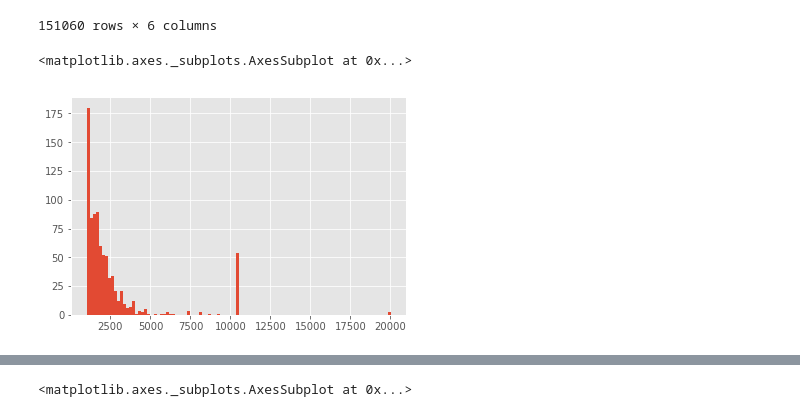
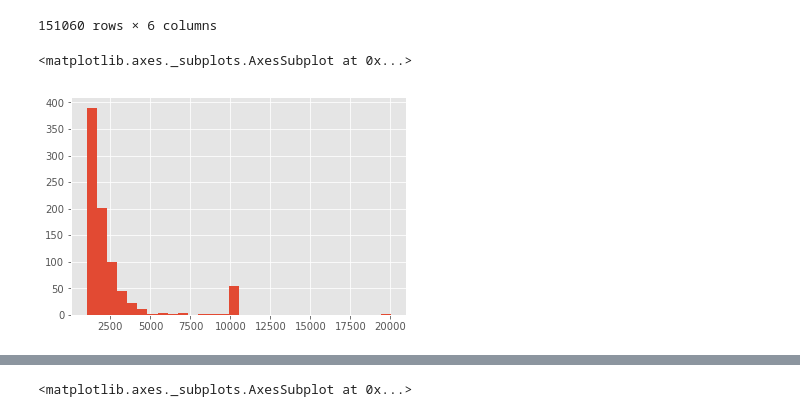
Before and after one commit to magstewart/wildfire-project, a Jupyter notebook: Wildfires_EDA.ipynb, the cells around one changed output, grey strips where cells are left out. Saved outputs shown, nothing was run; the diff lists cells and outputs as text; code cells hidden in the pictures.

```diff
--- a/Wildfires_EDA.ipynb
+++ b/Wildfires_EDA.ipynb
@@ -992,11 +1015,11 @@ def nearest_centroid(lat, lon, population=population):
 # %%
 df_rounded['population'] = np.vectorize(nearest_centroid)(df_rounded['latitude_x'], df_rounded['longitude_x'])
 # %%
-df_rounded.to_csv('data/fire_and_population.csv')
+df_rounded = pd.read_csv('data/fire_and_population.csv')
 # %%
 df_rounded['state'] = 1
 # %%
-df_rounded.population[df_rounded['population'] >1000].hist(bins=100)
+df_rounded.population[df_rounded['population'] > 1000].hist(bins=30)
 # %% [output]
 <matplotlib.axes._subplots.AxesSubplot at 0x...>
-[figure, old version]
+[figure, new version]
```
Also changed, not shown: parts of 13 cells of this notebook, 5 other files.
